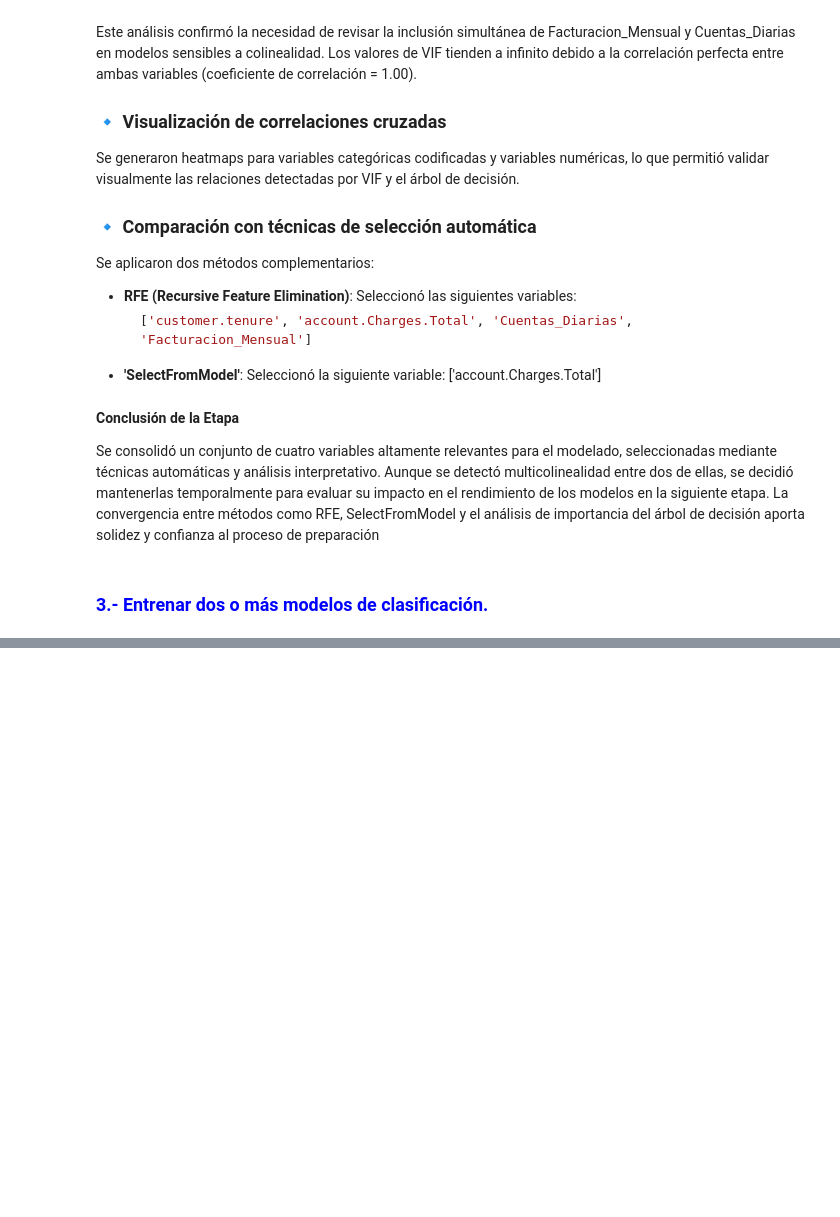
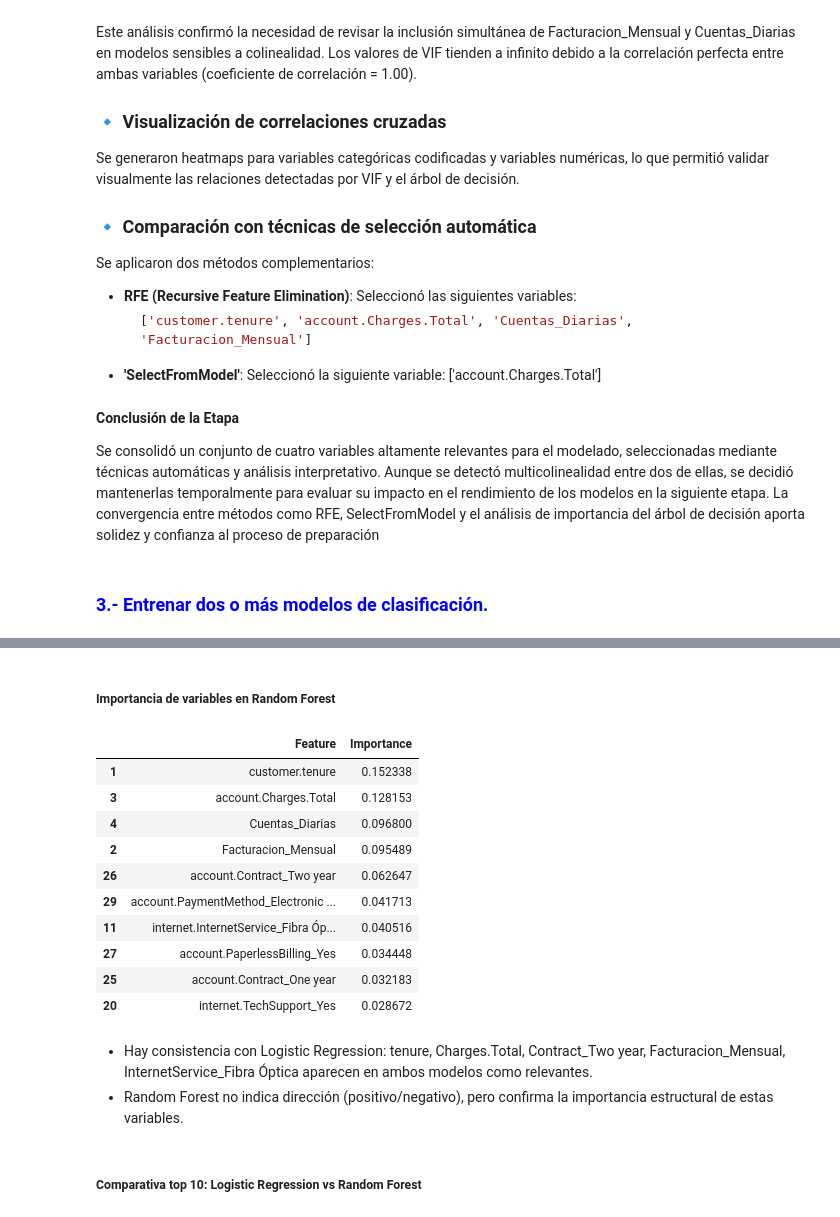
Before and after one commit to Maucho6340/Telecom_X_LATAM_Predict, a Jupyter notebook: Challenge_predict_evasion.ipynb, the cells around one changed output, grey strips where cells are left out. Drawn from its saved outputs; the diff is of its cells as text; code cells hidden in the pictures; blank space fills up the shorter version.

```diff
--- a/Challenge_predict_evasion.ipynb
+++ b/Challenge_predict_evasion.ipynb
@@ -576,0 +491,37 @@ y = df_final['Chrun_bin']
+# %% [markdown]
+##### Importancia de variables en Random Forest
+# %%
+from sklearn.ensemble import RandomForestClassifier
+
+# Entrenar modelo
+rf_model_final = RandomForestClassifier(n_estimators=100, random_state=42)
+rf_model_final.fit(X_train_resampled, y_train_resampled)
+
+# Extraer importancia
+rf_importances = rf_model_final.feature_importances_
+feature_names = X_train_resampled.columns
+
+rf_df = pd.DataFrame({
+    'Feature': feature_names,
+    'Importance': rf_importances
+}).sort_values(by='Importance', ascending=False)
+
+# Mostrar top 10
+rf_df.head(10)
+# %% [output]
+|  | Feature | Importance |
+| 1 | customer.tenure | 0.152338 |
+| 3 | account.Charges.Total | 0.128153 |
+| 4 | Cuentas_Diarias | 0.096800 |
+| 2 | Facturacion_Mensual | 0.095489 |
+| 26 | account.Contract_Two year | 0.062647 |
+| 29 | account.PaymentMethod_Electronic ... | 0.041713 |
+| 11 | internet.InternetService_Fibra Óp... | 0.040516 |
+| 27 | account.PaperlessBilling_Yes | 0.034448 |
+| 25 | account.Contract_One year | 0.032183 |
+| 20 | internet.TechSupport_Yes | 0.028672 |
+# %% [markdown]
+- Hay consistencia con Logistic Regression: tenure, Charges.Total, Contract_Two year, Facturacion_Mensual, InternetService_Fibra Óptica aparecen en ambos modelos como relevantes.
+- Random Forest no indica dirección (positivo/negativo), pero confirma la importancia estructural de estas variables.
+# %% [markdown]
+##### Comparativa top 10: Logistic Regression vs Random Forest
```
Also changed, not shown: parts of 52 cells of this notebook.
